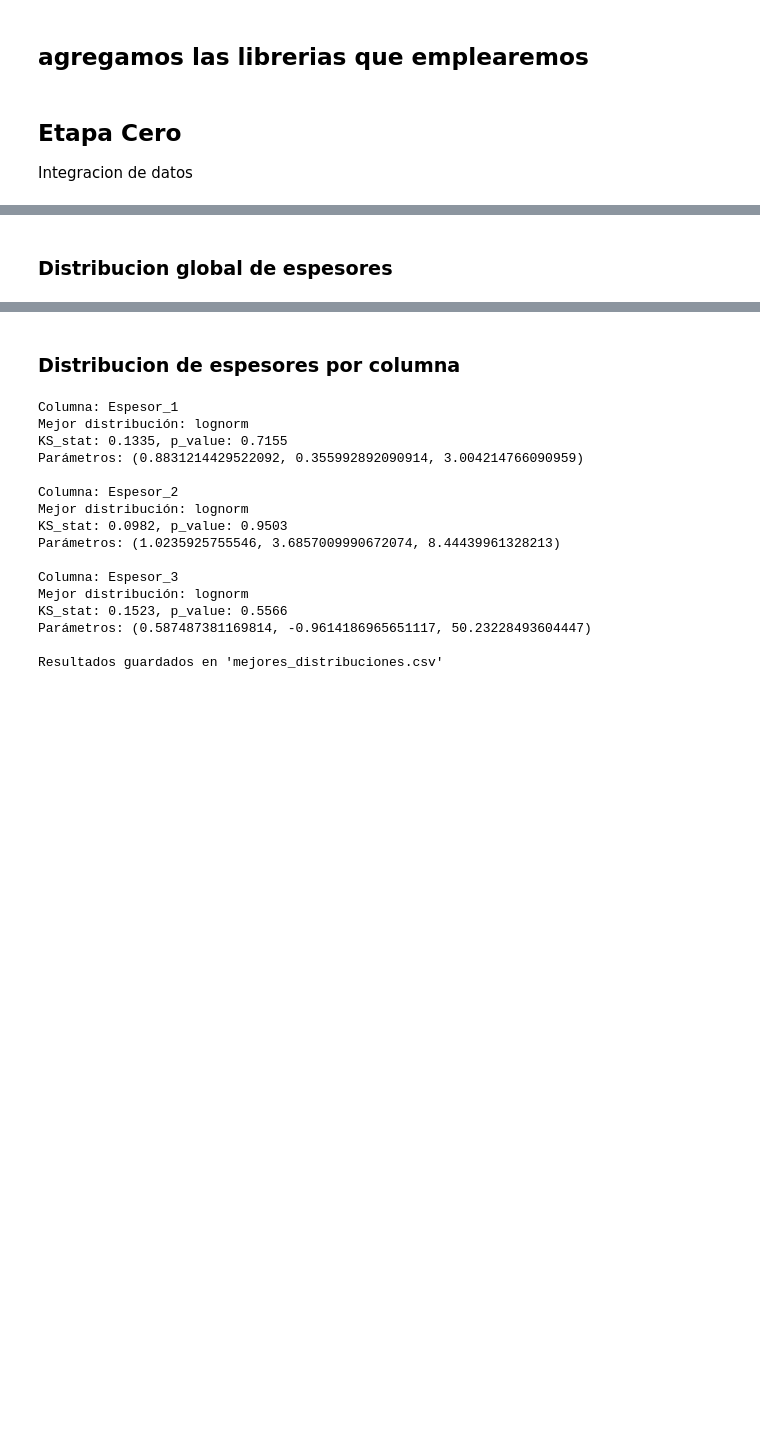
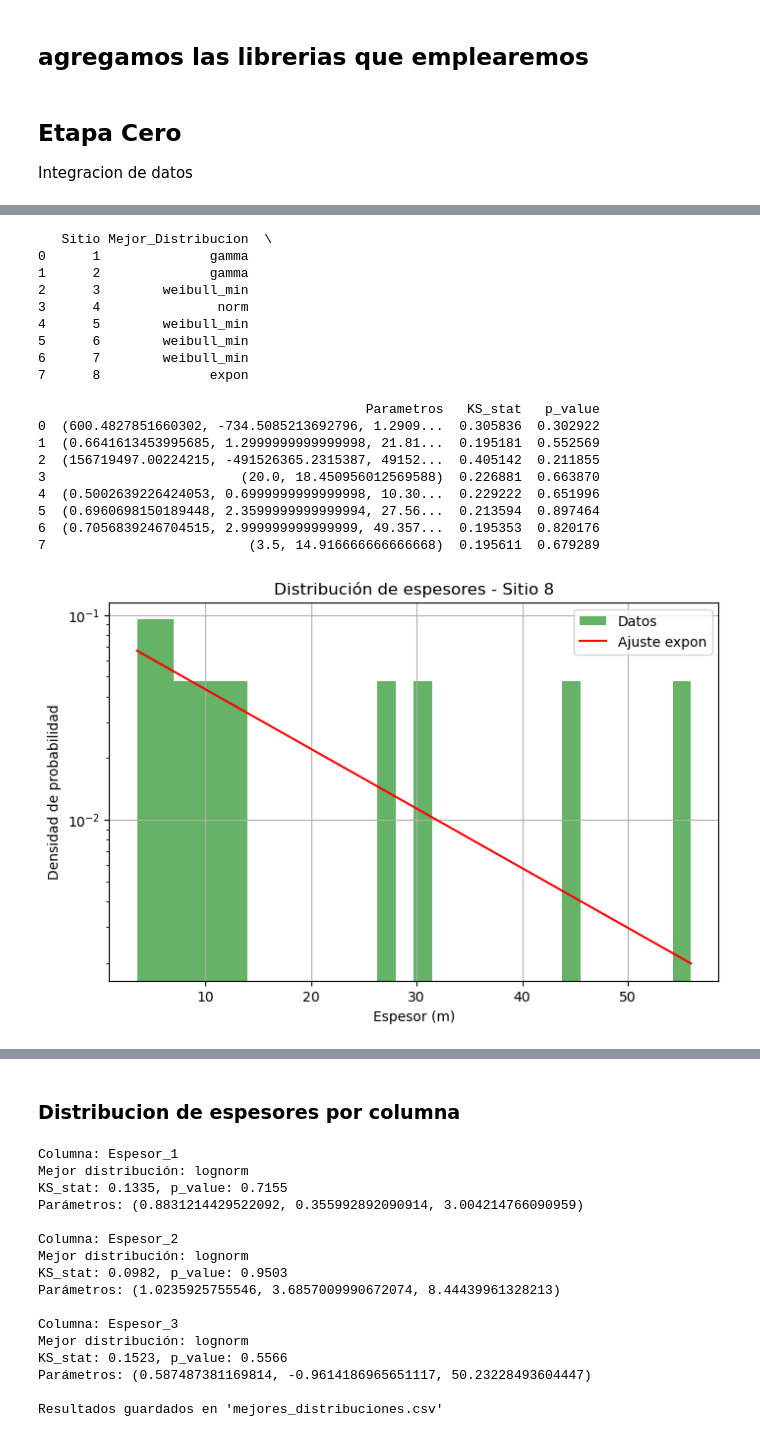
Before and after one commit to JuanJT117/TESIS-MCD, a Jupyter notebook: WorkWorkWork/Datos_Sinteticos_AB2.ipynb, the cells around one changed output, grey strips where cells are left out. Drawn from its saved outputs; the diff is of its cells as text; code cells hidden in the pictures; blank space fills up the shorter version.

```diff
--- a/WorkWorkWork/Datos_Sinteticos_AB2.ipynb
+++ b/WorkWorkWork/Datos_Sinteticos_AB2.ipynb
@@ -45,2 +61,71 @@ df.describe()
-# %% [markdown]
-### Distribucion global de espesores
+# %%
+
+# Cargar los datos (asegúrate de que 'df' ya esté definido con los datos correctos)
+columnas_espesores = ["Espesor_1", "Espesor_2", "Espesor_3"]
+distribuciones = [stats.norm, stats.lognorm, stats.gamma, stats.expon, stats.weibull_min]
+resultados_por_sitio = []
+
+for sitio, datos in df.groupby("Sitio"):
+    todos_los_espesores = pd.concat([datos[col] for col in columnas_espesores], ignore_index=True).dropna()
+
+    resultados = {}
+    for dist in distribuciones:
+        params = dist.fit(todos_los_espesores)
+        D, p_value = stats.kstest(todos_los_espesores, dist.cdf, args=params)
+        resultados[dist.name] = {'params': params, 'KS_stat': D, 'p_value': p_value}
+
+    mejor_ajuste = sorted(resultados.items(), key=lambda x: x[1]['KS_stat'])[0]
+
+    resultados_por_sitio.append({
+        "Sitio": sitio,
+        "Mejor_Distribucion": mejor_ajuste[0],
+        "Parametros": mejor_ajuste[1]['params'],
+        "KS_stat": mejor_ajuste[1]['KS_stat'],
+        "p_value": mejor_ajuste[1]['p_value']
+    })
+
+# Convertir resultados en un DataFrame
+resultados_df = pd.DataFrame(resultados_por_sitio)
+print(resultados_df)
+
+# Graficar la mejor distribución para un sitio de ejemplo
+sitio_ejemplo = df["Sitio"].unique()[7]
+datos_ejemplo = df[df["Sitio"] == sitio_ejemplo][columnas_espesores].values.flatten()
+datos_ejemplo = datos_ejemplo[~np.isnan(datos_ejemplo)]
+
+mejor_dist = resultados_df[resultados_df["Sitio"] == sitio_ejemplo]["Mejor_Distribucion"].values[0]
+parametros = resultados_df[resultados_df["Sitio"] == sitio_ejemplo]["Parametros"].values[0]
+
+plt.figure(figsize=(8, 5))
+plt.hist(datos_ejemplo, bins=30, density=True, alpha=0.6, color='g', label="Datos")
+x = np.linspace(min(datos_ejemplo), max(datos_ejemplo), 100)
+pdf_fitted = getattr(stats, mejor_dist).pdf(x, *parametros)
+plt.plot(x, pdf_fitted, 'r-', label=f"Ajuste {mejor_dist}")
+plt.title(f"Distribución de espesores - Sitio {sitio_ejemplo}")
+plt.xlabel("Espesor (m)")
+plt.ylabel("Densidad de probabilidad")
+plt.legend()
+plt.yscale('log')
+plt.grid()
+plt.show()
+# %% [output]
+   Sitio Mejor_Distribucion  \
+0      1              gamma
+1      2              gamma
+2      3        weibull_min
+3      4               norm
+4      5        weibull_min
+5      6        weibull_min
+6      7        weibull_min
+7      8              expon
+
+                                          Parametros   KS_stat   p_value
+0  (600.4827851660302, -734.5085213692796, 1.2909...  0.305836  0.302922
+1  (0.6641613453995685, 1.2999999999999998, 21.81...  0.195181  0.552569
+2  (156719497.00224215, -491526365.2315387, 49152...  0.405142  0.211855
+3                         (20.0, 18.450956012569588)  0.226881  0.663870
+4  (0.5002639226424053, 0.6999999999999998, 10.30...  0.229222  0.651996
+5  (0.6960698150189448, 2.3599999999999994, 27.56...  0.213594  0.897464
+6  (0.7056839246704515, 2.999999999999999, 49.357...  0.195353  0.820176
+7                          (3.5, 14.916666666666668)  0.195611  0.679289
+[figure, added]
```
Also changed, not shown: parts of 22 cells of this notebook, 12 other files.
